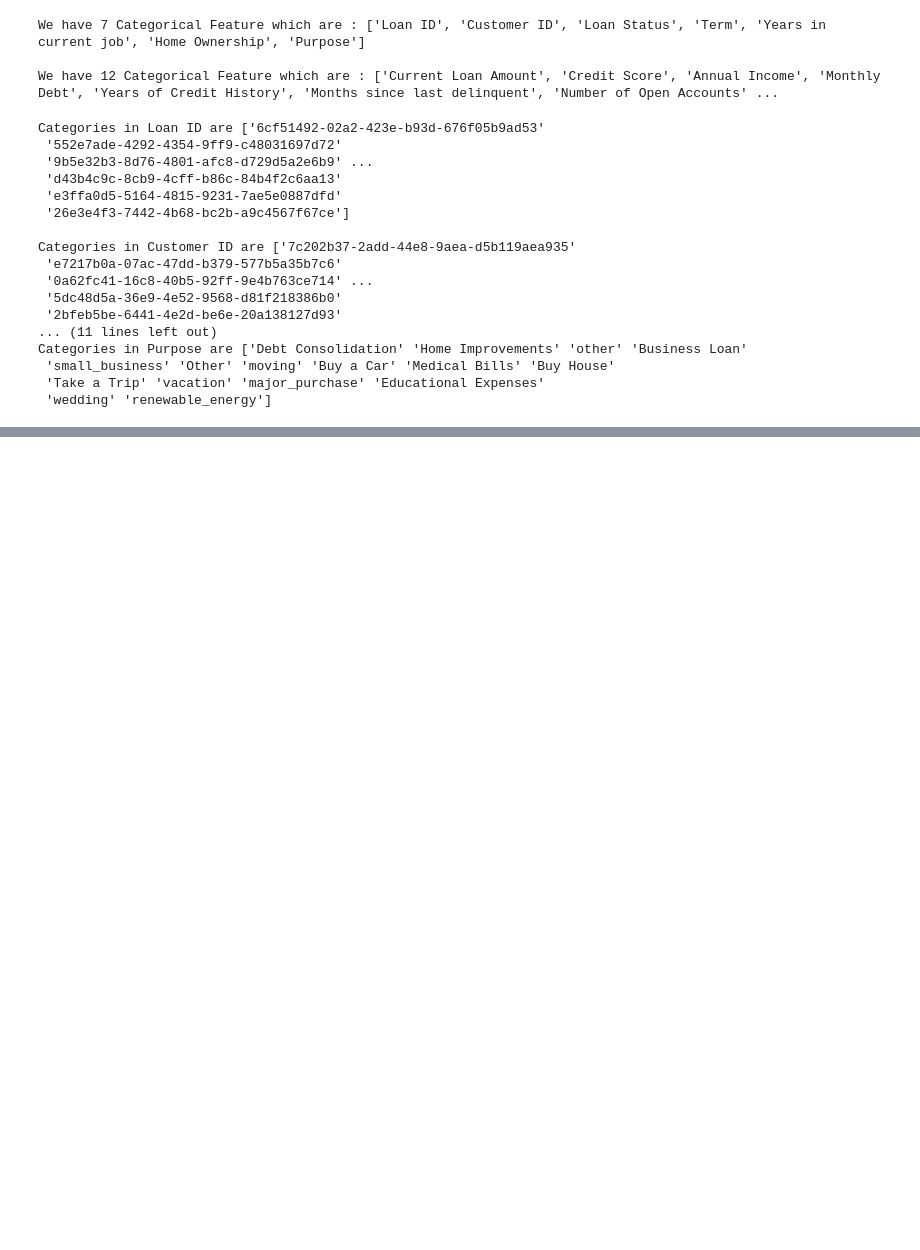
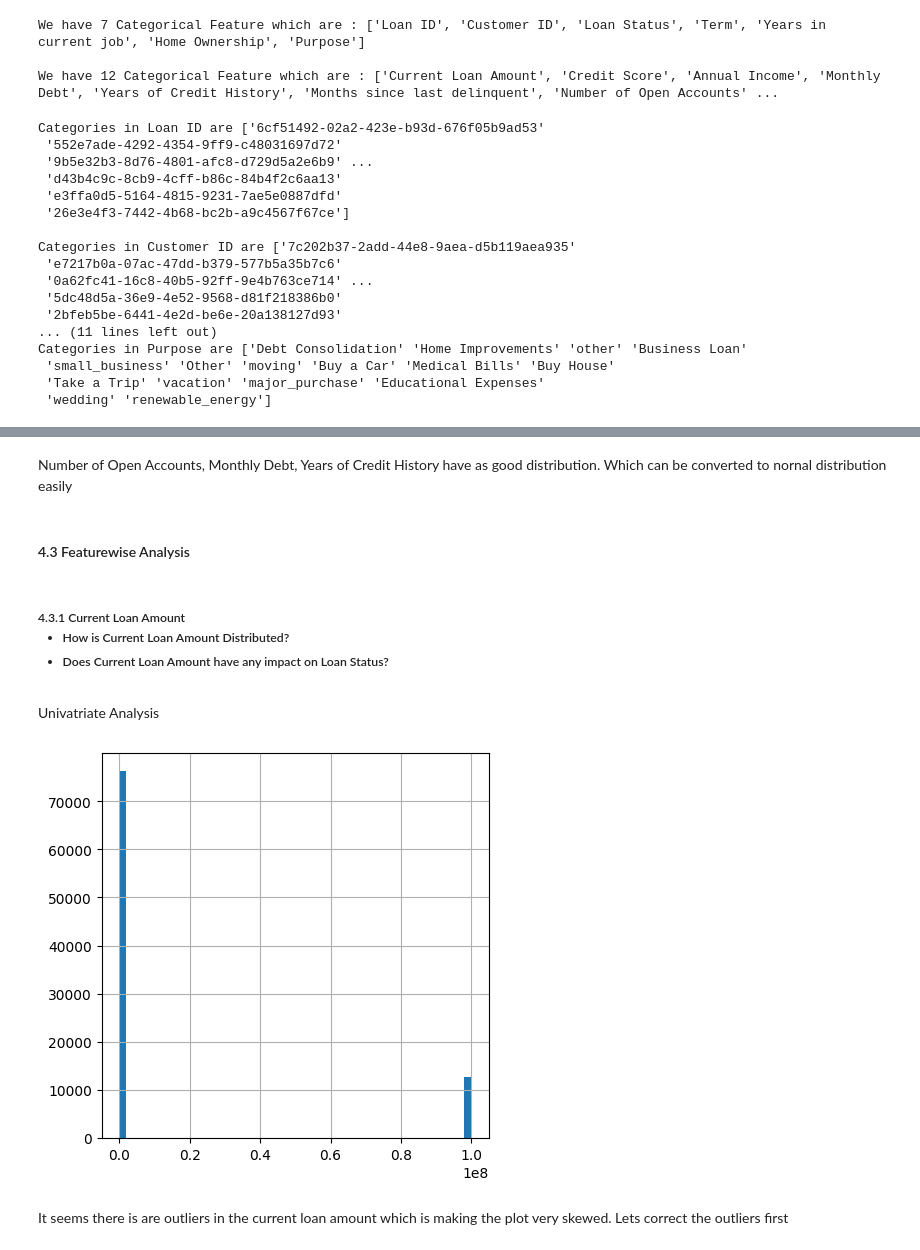
Before and after one commit to RohitDas92/Loan-Approval-Prediction-Project, a Jupyter notebook: loan_approval_prediction.ipynb, the cells around one changed output, grey strips where cells are left out. Cells and saved outputs as stored; diff of their text form; code cells hidden in the pictures; blank space fills up the shorter version.

```diff
--- a/loan_approval_prediction.ipynb
+++ b/loan_approval_prediction.ipynb
@@ -272,0 +302,24 @@ Categories in Purpose are ['Debt Consolidation' 'Home Improvements' 'other' 'Bus
+# %% [markdown]
+Number of Open Accounts, Monthly Debt, Years of Credit History have as good distribution. Which can be converted to nornal distribution easily
+# %% [markdown]
+<h4>4.3 Featurewise Analysis
+# %% [markdown]
+<h5>4.3.1 Current Loan Amount
+
+- How is Current Loan Amount Distributed?
+- Does Current Loan Amount have any impact on Loan Status?
+# %% [markdown]
+Univatriate Analysis
+# %%
+plt.rc('font', size=14)
+plt.rc('axes', labelsize=14, titlesize=14)
+plt.rc('legend', fontsize=14)
+plt.rc('xtick', labelsize=10)
+plt.rc('ytick', labelsize=10)
+
+df_duplicates_removed['Current Loan Amount'].hist(bins=50, figsize=(5, 5), )
+plt.show()
+# %% [output]
+[figure, added]
+# %% [markdown]
+It seems there is are outliers in the current loan amount which is  making the plot very skewed. Lets correct the outliers first
```
Also changed, not shown: parts of 22 cells of this notebook.
